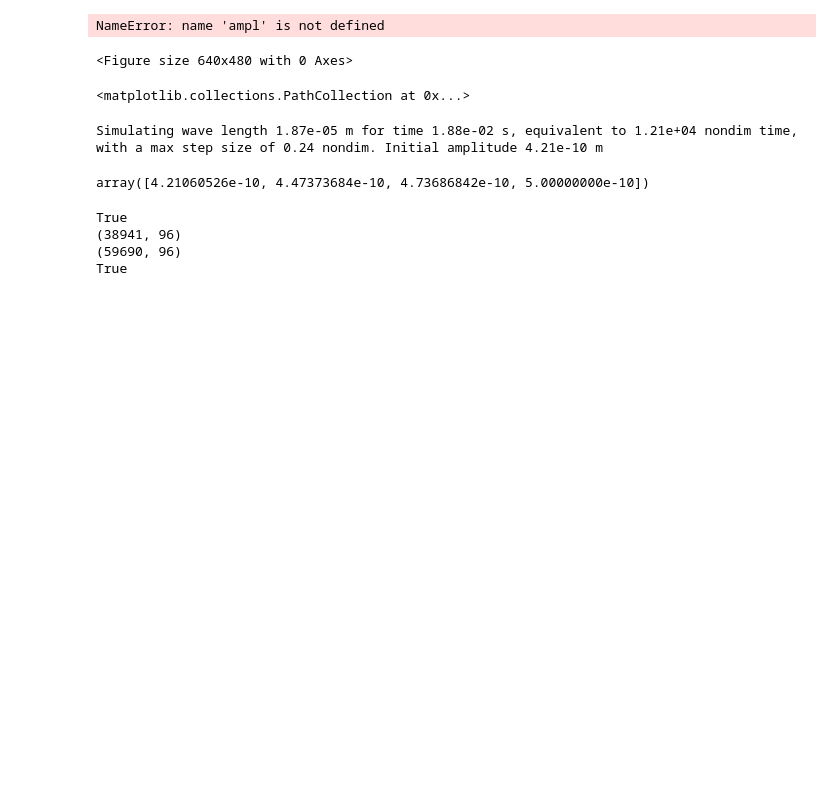
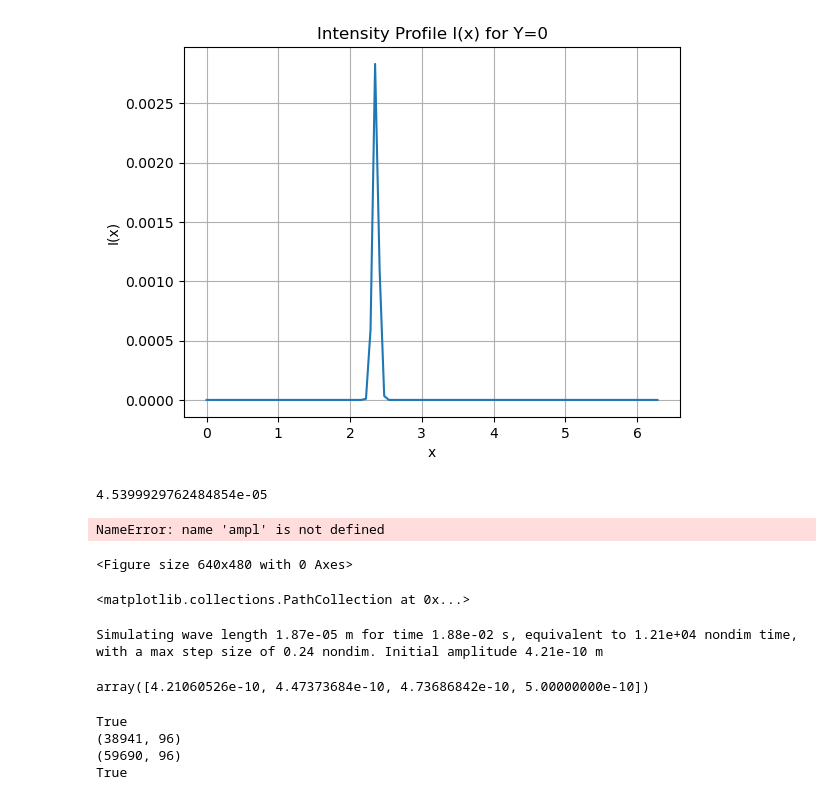
Before and after one commit to Bouwmeester-Lab/superfluid-dynamics, a Jupyter notebook: CuSuperHelium/Python/example.ipynb, the cells around one changed output. Saved outputs shown, nothing was run; the diff lists cells and outputs as text; code cells hidden in the pictures; blank space fills up the shorter version.

```diff
--- a/CuSuperHelium/Python/example.ipynb
+++ b/CuSuperHelium/Python/example.ipynb
@@ -140,17 +211,38 @@ c3 is 2.50e-01 m/s
 # %%
+import numpy as np
+
 class ModeVariables:
-    def __init__(self, gamma, max_intensity, location_x0_mode, sigma_optical_mode):
+    def __init__(self, gamma, max_intensity, location_x0_mode, sigma_optical_mode, detuning=0.0, G=145.0):
         self.gamma = gamma
         self.max_intensity = max_intensity
         self.location_x0_mode = location_x0_mode
         self.sigma_optical_mode = sigma_optical_mode
+        self.detuning = detuning
+        self.G = G
 
-mode_variables = ModeVariables(gamma=0.1, max_intensity=1.0, location_x0_mode=0.75*np.pi, sigma_optical_mode=0.4)
+
 
 
 def I(x, y, mode_variables):
     delta_f = mode_variables.detuning - mode_variables.G * y;
-    return mode_variables.gamma * mode_variables.gamma / 4.0 * mode_variables.max_intensity / (delta_f * delta_f + (mode_variables.gamma / 2) * (mode_variables.gamma / 2)) * exp(-pow(x - mode_variables.location_x0_mode, 2) / (2 * pow(mode_,variables.sigma_optical_mode, 2)));
+    return mode_variables.gamma * mode_variables.gamma / 4.0 * mode_variables.max_intensity / (delta_f * delta_f + (mode_variables.gamma / 2) * (mode_variables.gamma / 2)) * np.exp(-np.power(x - mode_variables.location_x0_mode, 2) / (2 * np.power(mode_variables.sigma_optical_mode, 2)));
+# %%
+import matplotlib.pyplot as plt
+mode_variables = ModeVariables(gamma=1, max_intensity=1.0, location_x0_mode=0.75*np.pi, sigma_optical_mode=0.04, detuning=-10, G=-10.0)
+X = np.linspace(0, 2*np.pi, 100)
+Y = np.sin(X) * 0.1
+
+plt.plot(X, I(X, Y, mode_variables))
+plt.xlabel("x")
+plt.ylabel("I(x)")
+plt.title("Intensity Profile I(x) for Y=0")
+plt.grid()
+# %% [output]
+[figure, added]
+# %%
+np.exp(- 0.1/0.01)
+# %% [output]
+4.5399929762484854e-05
 # %%
 plt.figure()
 plt.plot(r, ampl, label="Initial Amplitude")
```
Also changed, not shown: parts of 7 cells of this notebook, 5 other files.
